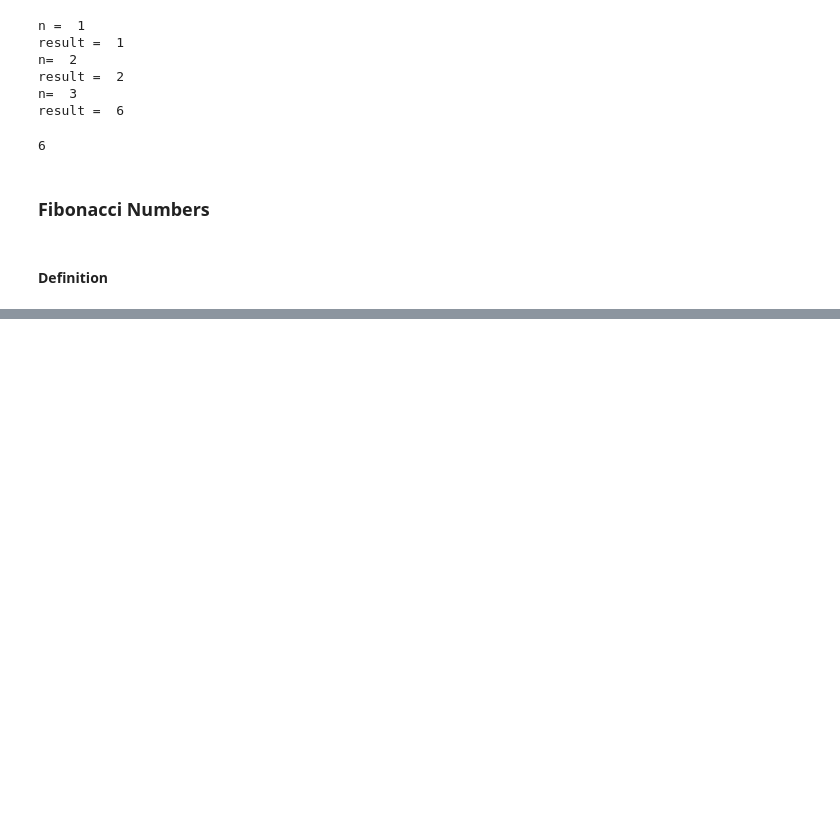
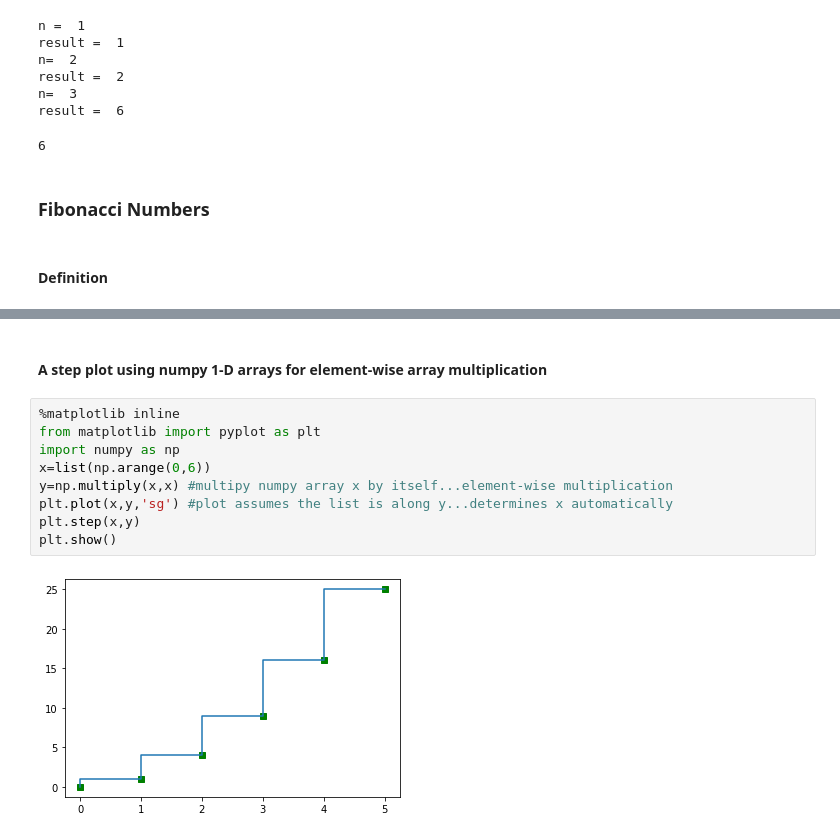
Before and after one commit to JohnWeiner/Notebooks, a Jupyter notebook: Python_Exercises.ipynb, the cells around one changed output, grey strips where cells are left out. Drawn from its saved outputs; the diff is of its cells as text; blank space fills up the shorter version.

```diff
--- a/Python_Exercises.ipynb
+++ b/Python_Exercises.ipynb
@@ -121,0 +164,13 @@ fib(5) =  5
+# %% [markdown]
+#### A step plot using numpy 1-D arrays for element-wise array multiplication
+# %%
+%matplotlib inline
+from matplotlib import pyplot as plt
+import numpy as np
+x=list(np.arange(0,6))
+y=np.multiply(x,x) #multipy numpy array x by itself...element-wise multiplication
+plt.plot(x,y,'sg') #plot assumes the list is along y...determines x automatically
+plt.step(x,y)
+plt.show()
+# %% [output]
+[figure, added]
```
Also changed, not shown: parts of 15 cells of this notebook.
